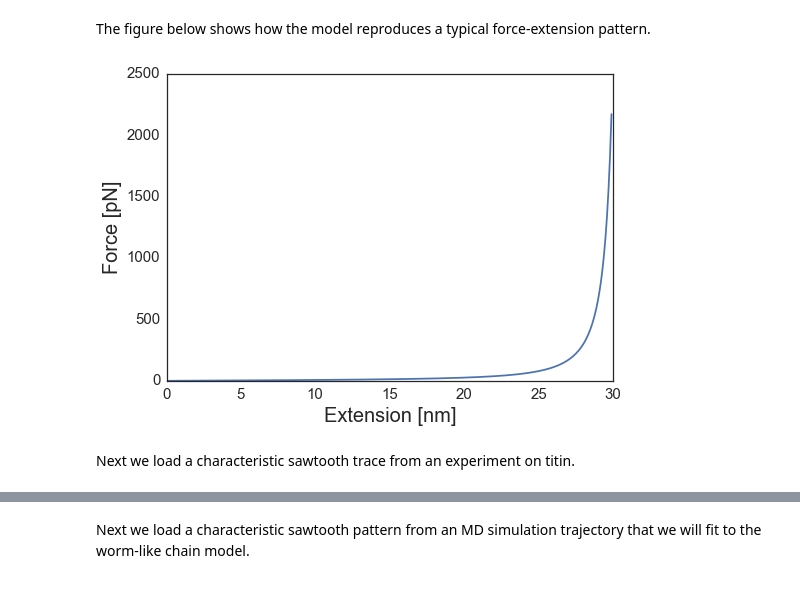
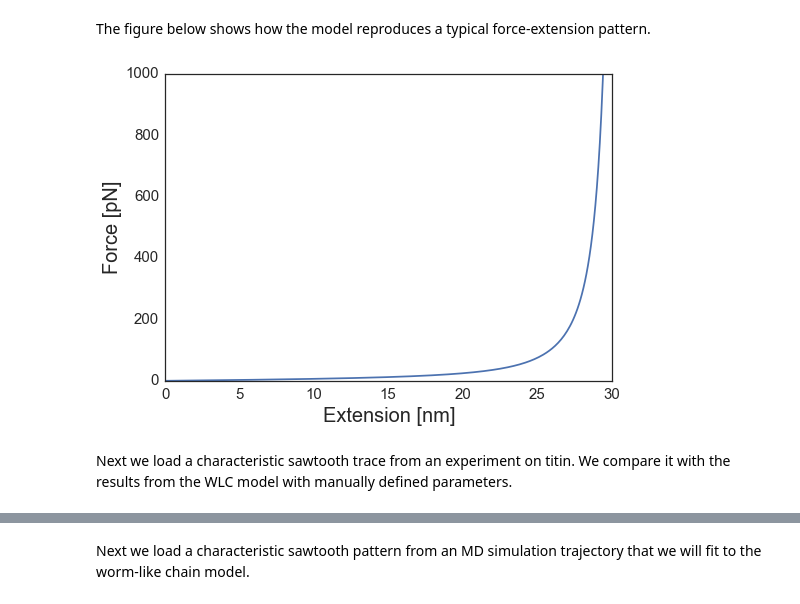
Before and after one commit to daviddesancho/AFMtools, a Jupyter notebook: WLC/WLCfits.ipynb, the cells around one changed output, grey strips where cells are left out. Saved outputs shown, nothing was run; the diff lists cells and outputs as text; code cells hidden in the pictures.

```diff
--- a/WLC/WLCfits.ipynb
+++ b/WLC/WLCfits.ipynb
@@ -15,20 +15,22 @@ $F(x)=\frac{k_BT}{p}\bigg(\frac{1}{4(1-x/L)^2}+\frac{1}{4}-\frac{x}{L}\bigg)$
 
 In this expression we find that the force $F$ at polymer extension $x$ can be expressed in terms of the persistence length $p$ and the contour length $L$.
 # %%
-def wlc_force(x, L, p):
+def wlc_force(x, p, L):
     #kBT = 8.314e-3*300 # kJ/mol
     kBT = 1.381e-23*300 # J
     invL = 1./L # nm^-1
+    #p = 0.39
     return kBT/p*(1./(4*(1-x*invL)**2) - 1./4 + x*invL)*1e21 # pN
 # %% [markdown]
 The figure below shows how the model reproduces a typical force-extension pattern.
 # %%
 fig, ax = plt.subplots()
 x = np.arange(0,30,0.1)
-ax.plot(x, wlc_force(x, 31,0.38))
+ax.plot(x, wlc_force(x, 0.4, 31))
+ax.set_ylim(0,1000)
 ax.set_xlabel('Extension [nm]', size=20)
 _ = ax.set_ylabel('Force [pN]', size=20)
 # %% [output]
-[figure, old version]
+[figure, new version]
 # %% [markdown]
-Next we load a characteristic sawtooth trace from an experiment on titin.
+Next we load a characteristic sawtooth trace from an experiment on titin. We compare it with the results from the WLC model with manually defined parameters.
```
Also changed, not shown: parts of 8 cells of this notebook.
